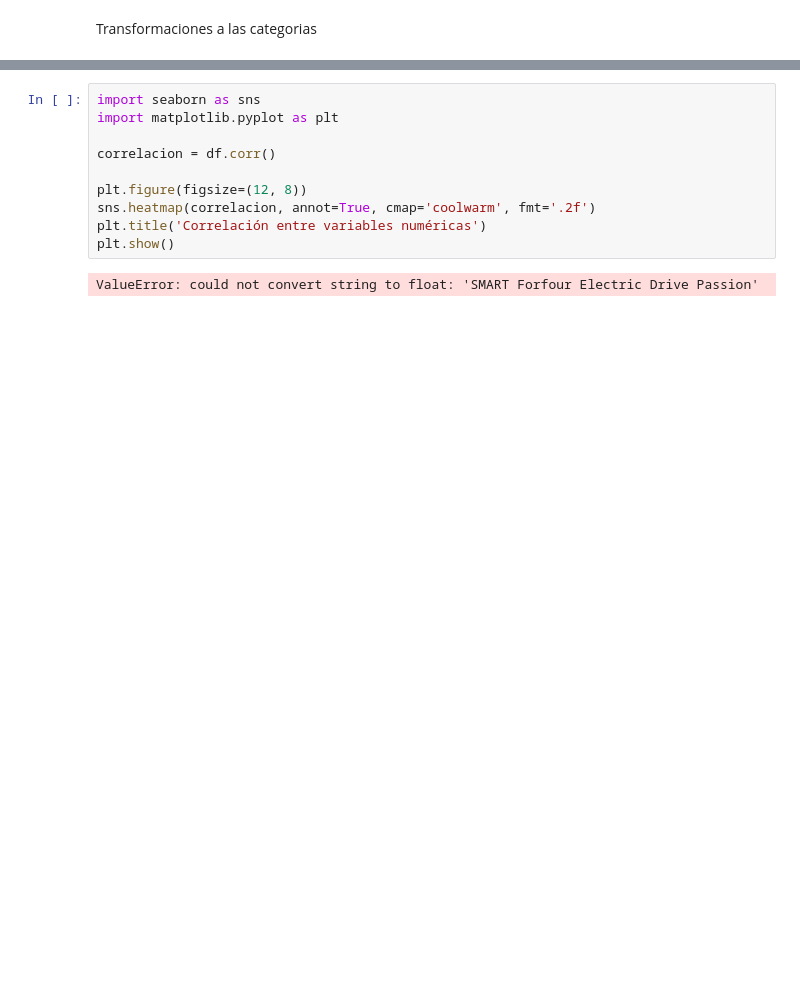
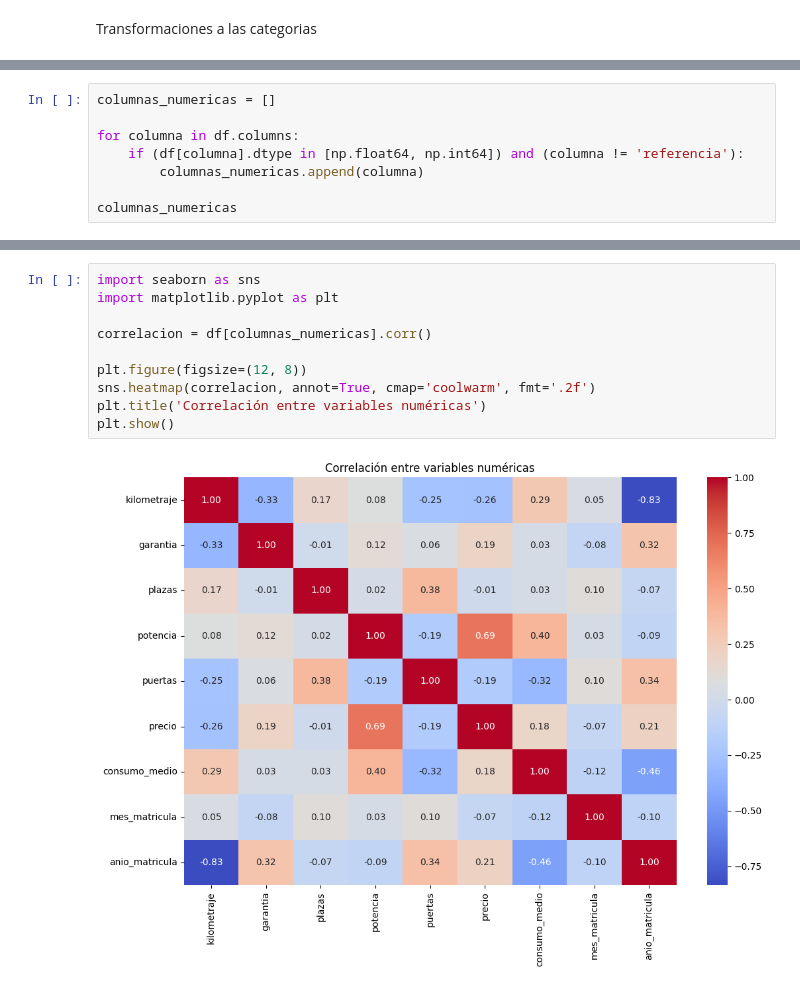
Before and after one commit to Bross-IT/PFB_coches, a Jupyter notebook: temp/limpieza_coches_segunda_mano.ipynb, the cells around one changed output, grey strips where cells are left out. Cells and saved outputs as stored; diff of their text form; blank space fills up the shorter version.

```diff
--- a/temp/limpieza_coches_segunda_mano.ipynb
+++ b/temp/limpieza_coches_segunda_mano.ipynb
@@ -190,0 +71,8 @@ Name: count, dtype: int64
+# %%
+columnas_numericas = []
+
+for columna in df.columns:
+    if (df[columna].dtype in [np.float64, np.int64]) and (columna != 'referencia'):
+        columnas_numericas.append(columna)
+
+columnas_numericas
@@ -191,14 +89,14 @@ Name: count, dtype: int64
 # %%
 import seaborn as sns
 import matplotlib.pyplot as plt
 
-correlacion = df.corr()
+correlacion = df[columnas_numericas].corr()
 
 plt.figure(figsize=(12, 8))
 sns.heatmap(correlacion, annot=True, cmap='coolwarm', fmt='.2f')
 plt.title('Correlación entre variables numéricas')
 plt.show()
 # %% [output]
-ValueError: could not convert string to float: 'SMART Forfour Electric Drive Passion'
+[figure, added]
 # %%
 plt.figure(figsize=(12, 6))
```
Also changed, not shown: parts of 54 cells of this notebook.
